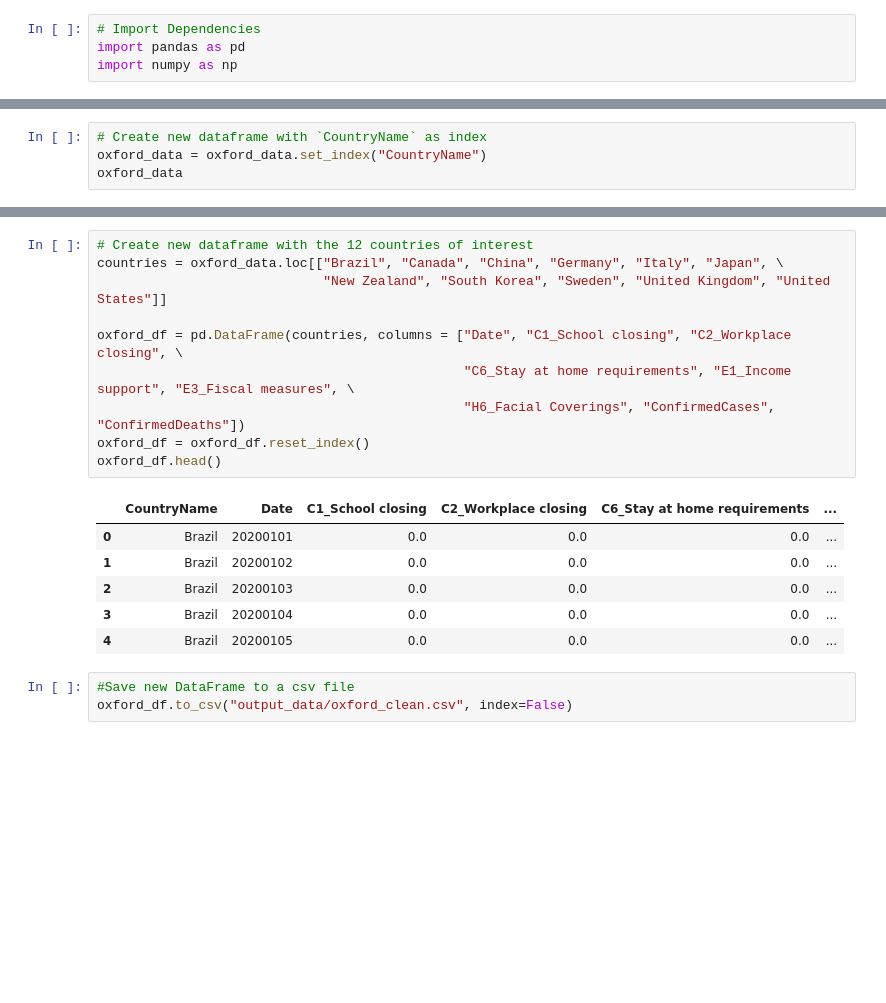
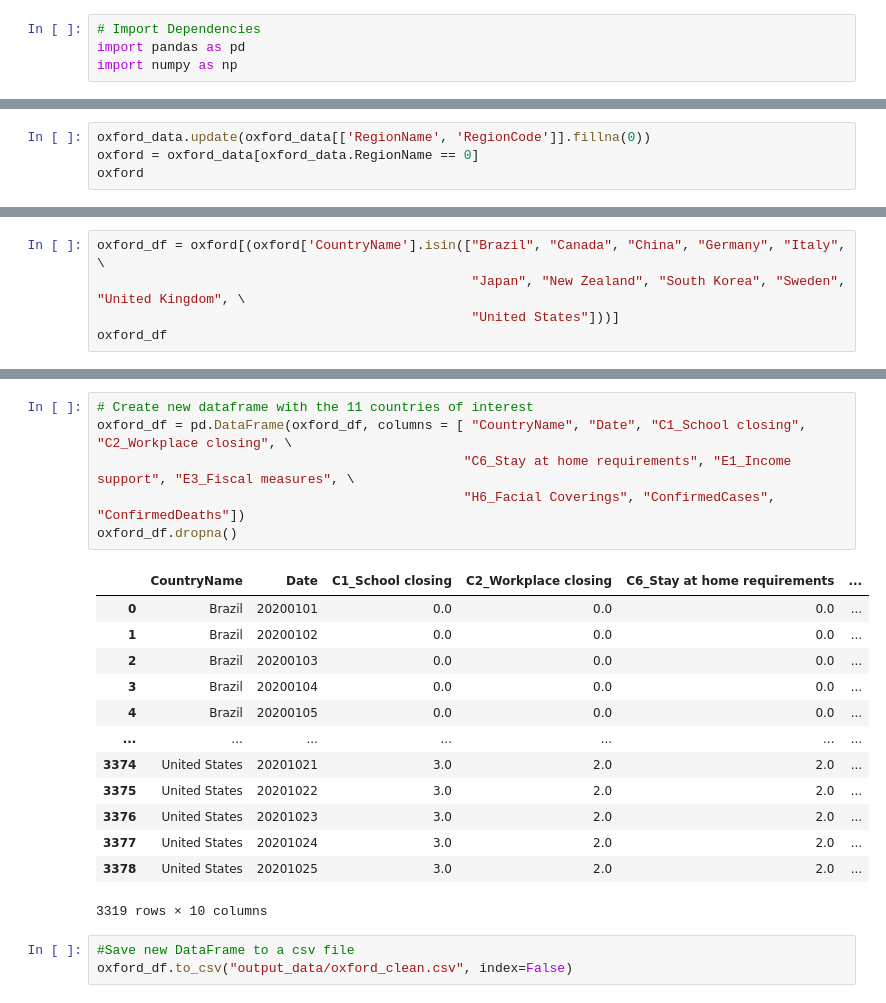
Before and after one commit to rejane-b/Project_1, a Jupyter notebook: Oxford_Clean_Data.ipynb, the cells around one changed output, grey strips where cells are left out. Drawn from its saved outputs; the diff is of its cells as text; blank space fills up the shorter version.

```diff
--- a/Oxford_Clean_Data.ipynb
+++ b/Oxford_Clean_Data.ipynb
@@ -22,4 +22,0 @@ oxford_data.head(10)
-# %%
-# Create new dataframe with `CountryName` as index
-oxford_data = oxford_data.set_index("CountryName")
-oxford_data
@@ -40,0 +23,4 @@ oxford_data
+# %%
+oxford_data.update(oxford_data[['RegionName', 'RegionCode']].fillna(0))
+oxford = oxford_data[oxford_data.RegionName == 0]
+oxford
@@ -40,0 +44,5 @@ oxford_data
+# %%
+oxford_df = oxford[(oxford['CountryName'].isin(["Brazil", "Canada", "China", "Germany", "Italy", \
+                                                "Japan", "New Zealand", "South Korea", "Sweden", "United Kingdom", \
+                                                "United States"]))]
+oxford_df
@@ -41,20 +63,23 @@ oxford_data
 # %%
-# Create new dataframe with the 12 countries of interest
-countries = oxford_data.loc[["Brazil", "Canada", "China", "Germany", "Italy", "Japan", \
-                             "New Zealand", "South Korea", "Sweden", "United Kingdom", "United States"]]
-
-oxford_df = pd.DataFrame(countries, columns = ["Date", "C1_School closing", "C2_Workplace closing", \
+# Create new dataframe with the 11 countries of interest
+oxford_df = pd.DataFrame(oxford_df, columns = [ "CountryName", "Date", "C1_School closing", "C2_Workplace closing", \
                                                "C6_Stay at home requirements", "E1_Income support", "E3_Fiscal measures", \
                                                "H6_Facial Coverings", "ConfirmedCases", "ConfirmedDeaths"])
-oxford_df = oxford_df.reset_index()
-oxford_df.head()
+oxford_df.dropna()
 # %% [output]
 |  | CountryName | Date | C1_School closing | C2_Workplace closing | C6_Stay at home requirements | ... |
 | 0 | Brazil | 20200101 | 0.0 | 0.0 | 0.0 | ... |
 | 1 | Brazil | 20200102 | 0.0 | 0.0 | 0.0 | ... |
 | 2 | Brazil | 20200103 | 0.0 | 0.0 | 0.0 | ... |
 | 3 | Brazil | 20200104 | 0.0 | 0.0 | 0.0 | ... |
 | 4 | Brazil | 20200105 | 0.0 | 0.0 | 0.0 | ... |
+| ... | ... | ... | ... | ... | ... | ... |
+| 3374 | United States | 20201021 | 3.0 | 2.0 | 2.0 | ... |
+| 3375 | United States | 20201022 | 3.0 | 2.0 | 2.0 | ... |
+| 3376 | United States | 20201023 | 3.0 | 2.0 | 2.0 | ... |
+| 3377 | United States | 20201024 | 3.0 | 2.0 | 2.0 | ... |
+| 3378 | United States | 20201025 | 3.0 | 2.0 | 2.0 | ... |
+3319 rows × 10 columns
 # %%
 #Save new DataFrame to a csv file
 oxford_df.to_csv("output_data/oxford_clean.csv", index=False)
```
Also changed, not shown: parts of 5 cells of this notebook.
